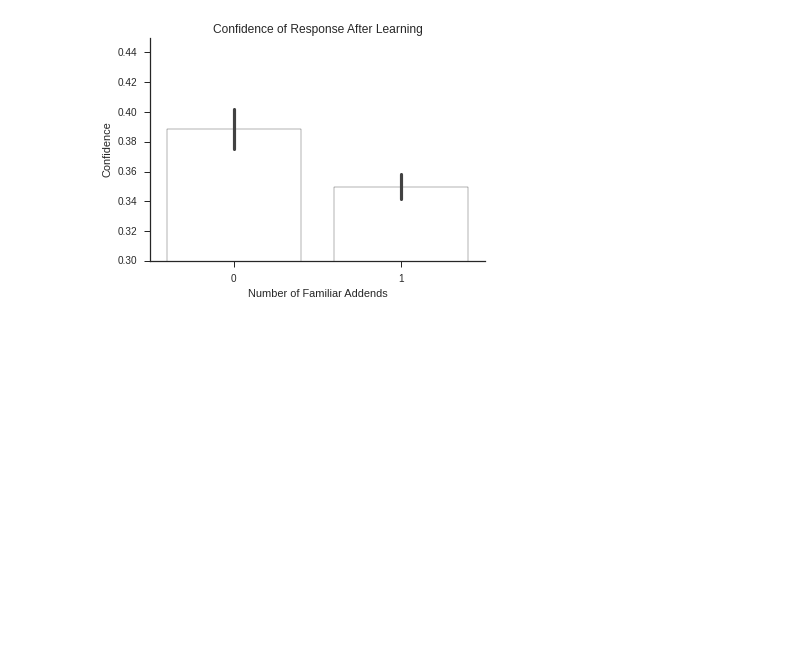
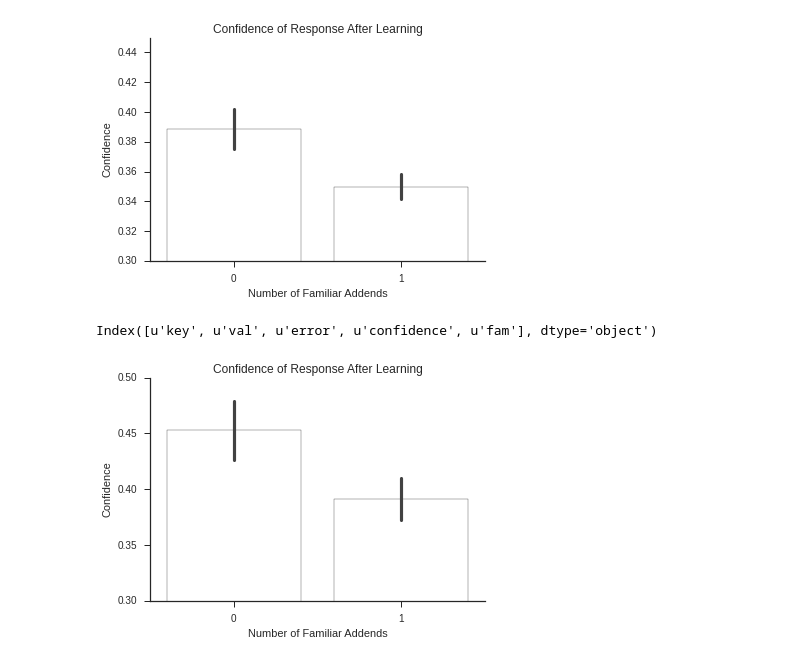
Before and after one commit to Seanny123/counting_to_addition, a Jupyter notebook: paper pred fig.ipynb, the cells around one changed output. Saved outputs shown, nothing was run; the diff lists cells and outputs as text; code cells hidden in the pictures; blank space fills up the shorter version.

```diff
--- a/paper pred fig.ipynb
+++ b/paper pred fig.ipynb
@@ -189,3 +189,28 @@ print(max_res.shape)
 # %% [output]
 (25, 8)
 [figure]
+# %%
+mr = pd.read_hdf("data/multpred2_09_38_51.h5")
+# %%
+no_fam = (mr['key'] == "3+3") | (mr['key'] == "4+4")
+mr.loc[no_fam, "fam"] = 0
+one_fam = (mr["key"] == "3+5") | (mr["key"] == "5+3") | (mr["key"] == "1+4") | (mr["key"] == "2+4") | (mr["key"] == "4+1") | (mr["key"] == "4+2")
+mr.loc[one_fam, "fam"] = 1
+mr['fam'] = mr['fam'].astype(np.int8)
+# %%
+print(mr.columns)
+# %% [output]
+Index([u'key', u'val', u'error', u'confidence', u'fam'], dtype='object')
+# %%
+sns.set_style("ticks")
+ax = sns.barplot(x="fam", y="confidence", data=mr, color="white")
+
+ax.set_title("Confidence of Response After Learning")
+ax.set_ylabel("Confidence")
+ax.set_xlabel("Number of Familiar Addends")
+ax.set_ylim(0.3, 0.5)
+sns.despine()
+fig = ax.get_figure()
+fig.savefig("conf_bar_plot.pdf", format="pdf")
+# %% [output]
+[figure, added]
```
Also changed, not shown: 3 other files.
